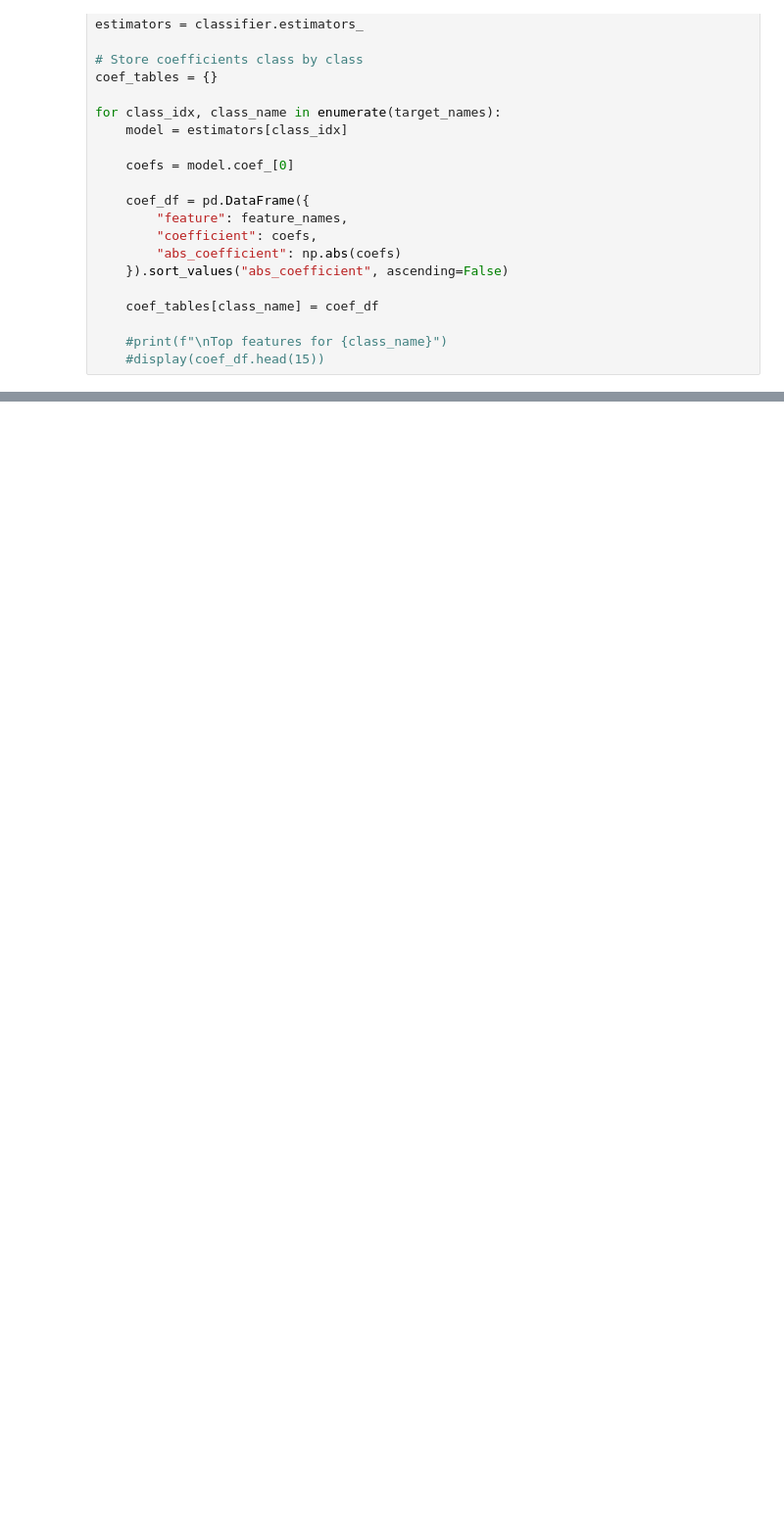
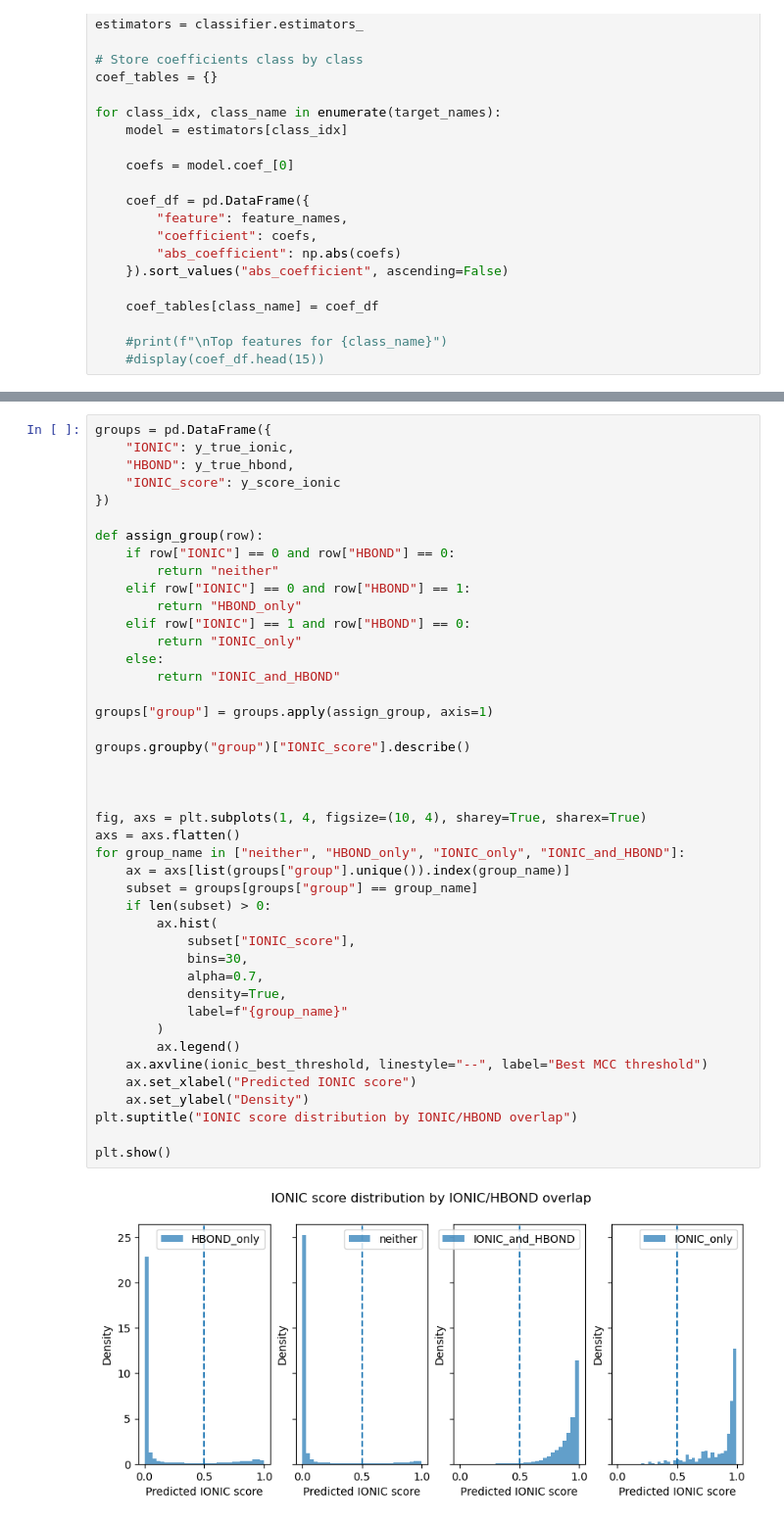
Before and after one commit to miriamzara/SB_Project, a Jupyter notebook: 2_logistic_regression.ipynb, the cells around one changed output, grey strips where cells are left out. Shown at 98% size. Cells and saved outputs as stored; diff of their text form; blank space fills up the shorter version.

```diff
--- a/2_logistic_regression.ipynb
+++ b/2_logistic_regression.ipynb
@@ -639,0 +731,45 @@ for class_idx, class_name in enumerate(target_names):
+# %%
+groups = pd.DataFrame({
+    "IONIC": y_true_ionic,
+    "HBOND": y_true_hbond,
+    "IONIC_score": y_score_ionic
+})
+
+def assign_group(row):
+    if row["IONIC"] == 0 and row["HBOND"] == 0:
+        return "neither"
+    elif row["IONIC"] == 0 and row["HBOND"] == 1:
+        return "HBOND_only"
+    elif row["IONIC"] == 1 and row["HBOND"] == 0:
+        return "IONIC_only"
+    else:
+        return "IONIC_and_HBOND"
+
+groups["group"] = groups.apply(assign_group, axis=1)
+
+groups.groupby("group")["IONIC_score"].describe()
+
+
+
+fig, axs = plt.subplots(1, 4, figsize=(10, 4), sharey=True, sharex=True)
+axs = axs.flatten()
+for group_name in ["neither", "HBOND_only", "IONIC_only", "IONIC_and_HBOND"]:
+    ax = axs[list(groups["group"].unique()).index(group_name)]
+    subset = groups[groups["group"] == group_name]
+    if len(subset) > 0:
+        ax.hist(
+            subset["IONIC_score"],
+            bins=30,
+            alpha=0.7,
+            density=True,
+            label=f"{group_name}"
+        )
+        ax.legend()
+    ax.axvline(ionic_best_threshold, linestyle="--", label="Best MCC threshold")
+    ax.set_xlabel("Predicted IONIC score")
+    ax.set_ylabel("Density")
+plt.suptitle("IONIC score distribution by IONIC/HBOND overlap")
+
+plt.show()
+# %% [output]
+[figure, added]
```
Also changed, not shown: parts of 11 cells of this notebook.
